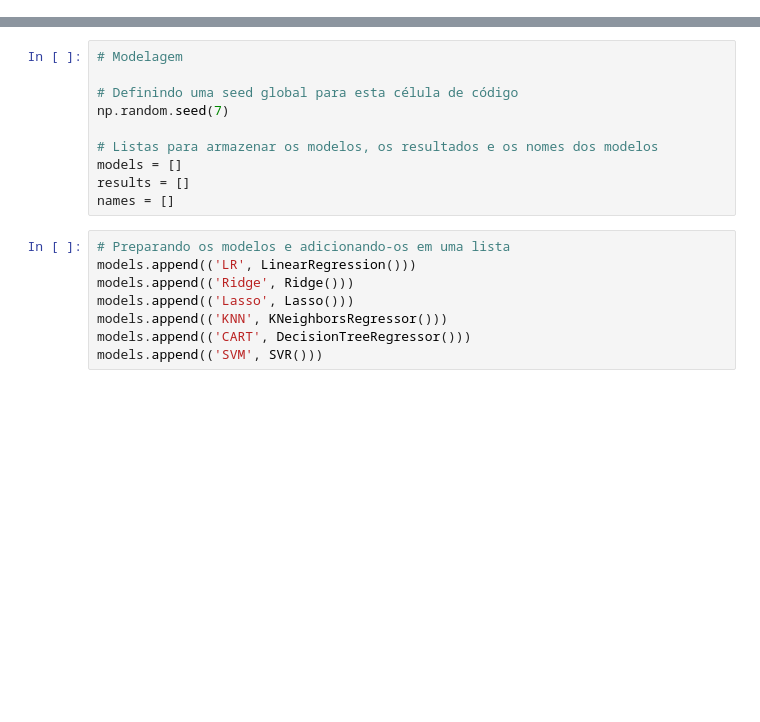
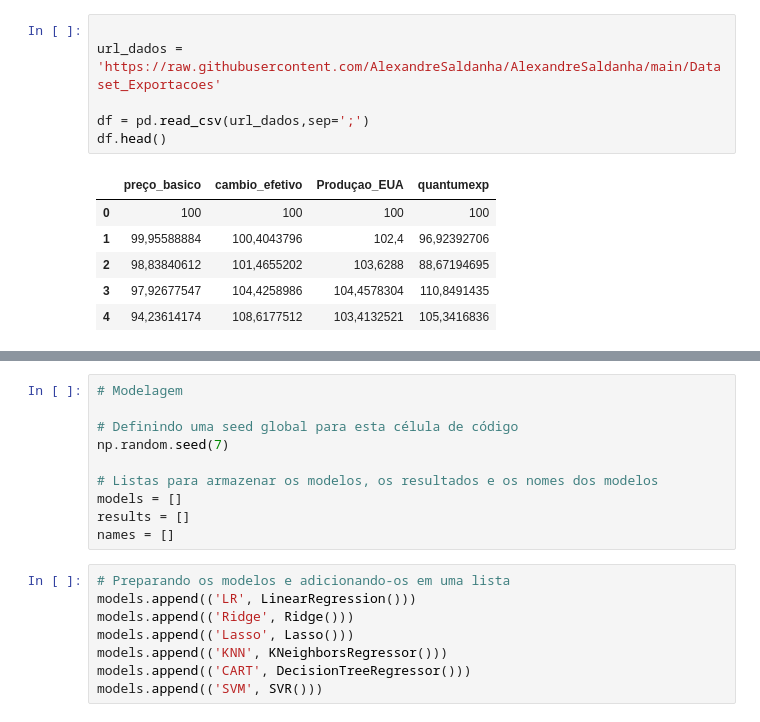
Before and after one commit to AlexandreSaldanha/AlexandreSaldanha, a Jupyter notebook: MVP_ML.ipynb, the cells around one changed output, grey strips where cells are left out. Drawn from its saved outputs; the diff is of its cells as text; blank space fills up the shorter version.

```diff
--- a/MVP_ML.ipynb
+++ b/MVP_ML.ipynb
@@ -37,0 +23,13 @@ dataset.head()
+# %%
+
+url_dados = 'https://raw.githubusercontent.com/AlexandreSaldanha/AlexandreSaldanha/main/Dataset_Exportacoes'
+
+df = pd.read_csv(url_dados,sep=';')
+df.head()
+# %% [output]
+|  | preço_basico | cambio_efetivo | Produçao_EUA | quantumexp |
+| 0 | 100 | 100 | 100 | 100 |
+| 1 | 99,95588884 | 100,4043796 | 102,4 | 96,92392706 |
+| 2 | 98,83840612 | 101,4655202 | 103,6288 | 88,67194695 |
+| 3 | 97,92677547 | 104,4258986 | 104,4578304 | 110,8491435 |
+| 4 | 94,23614174 | 108,6177512 | 103,4132521 | 105,3416836 |
```
Also changed, not shown: parts of 8 cells of this notebook.
